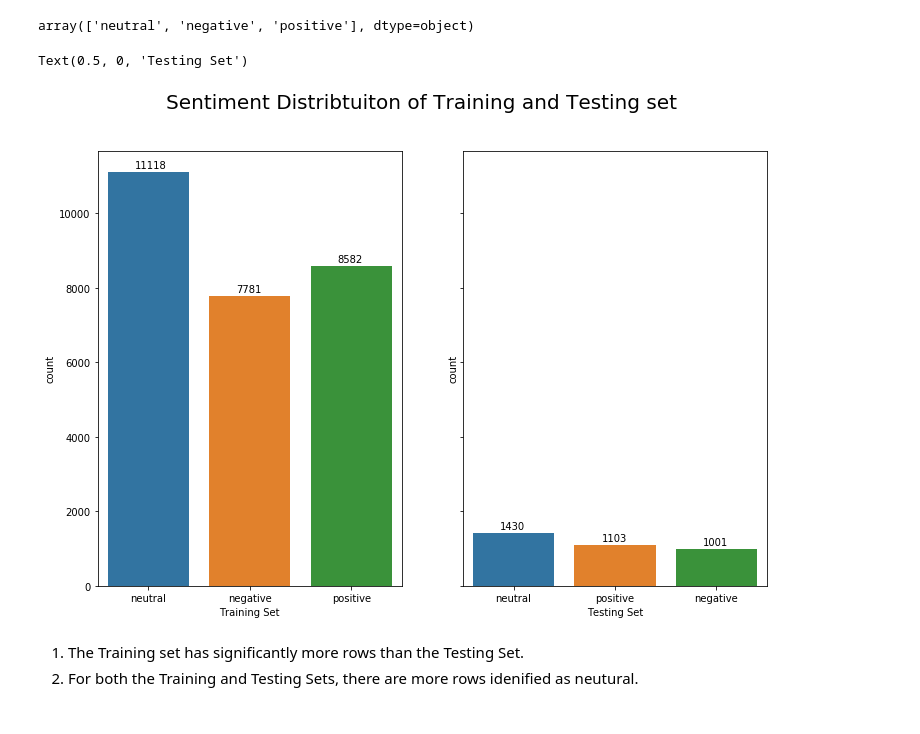
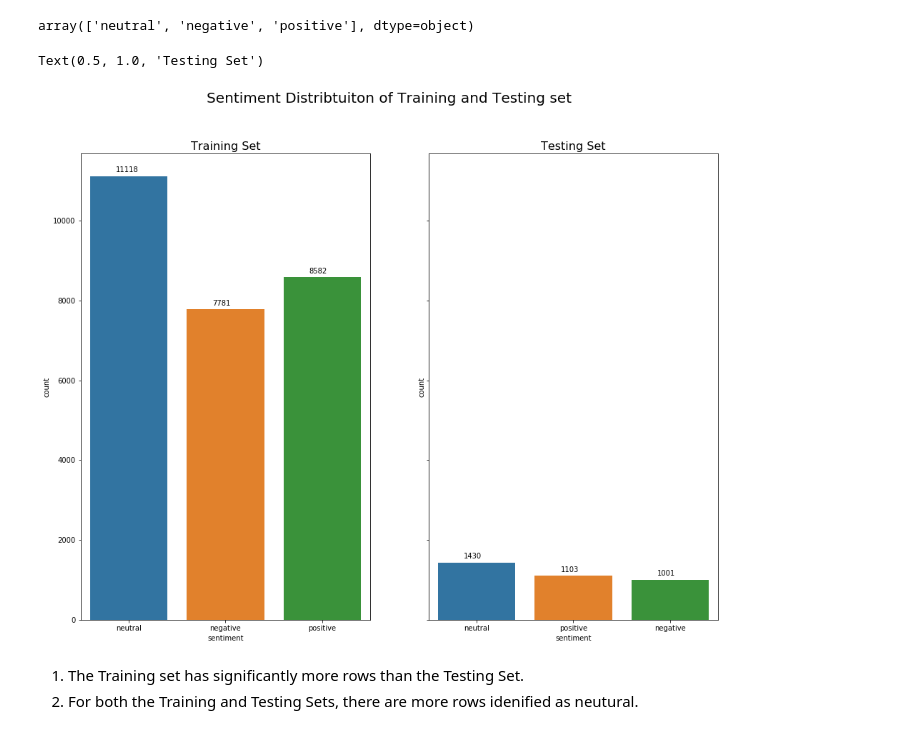
Before and after one commit to felixshadow220/Data_Science_Learning, a Jupyter notebook: Tweet_Sentiment_Extraction.ipynb, the cells around one changed output. Saved outputs shown, nothing was run; the diff lists cells and outputs as text; code cells hidden in the pictures.

```diff
--- a/Tweet_Sentiment_Extraction.ipynb
+++ b/Tweet_Sentiment_Extraction.ipynb
@@ -44,26 +44,26 @@ train_df["sentiment"].unique()
 array(['neutral', 'negative', 'positive'], dtype=object)
 # %%
 # plot the sentiment distribution for the training and testing sets
-fig, axs = plt.subplots(1, 2, sharey=True, figsize=(12,8)) # create a subplot and set the figure size
+fig, axs = plt.subplots(1, 2, sharey=True, figsize=(16,12)) # create a subplot and set the figure size
 fig.suptitle("Sentiment Distribtuiton of Training and Testing set", fontsize=20) # set a bigger font size
 
 # plot the distribution for the Training Set and Testing set
 sns.countplot(x="sentiment", data =train_df, ax=axs[0])
 sns.countplot(x="sentiment", data =test_df, ax=axs[1])
 
 # annotate the percentage on top of each bar for both Training and Testing Set
 for j in range(2):
     for i in axs[j].patches:
         axs[j].text(i.get_x() + i.get_width()/3,           # set the text placement for x-axis
                 i.get_height()+100,                        # set the text placement for y-axis
                 i.get_height(),                            # set the value to show on top of each par
                 color="black")                             # set the color to black
 
-axs[0].set_xlabel("Training Set") # rename the x-axis for the subplot on the left to Training Set
-axs[1].set_xlabel("Testing Set") # rename the x-axis for the subplot on the right to Testing Set
+axs[0].set_title("Training Set", fontsize=16) # create the subtitle for the Training Set
+axs[1].set_title("Testing Set", fontsize=16)  # create the subtitle for the Testing Set
 # %% [output]
-Text(0.5, 0, 'Testing Set')
+Text(0.5, 1.0, 'Testing Set')
-[figure, old version]
+[figure, new version]
 # %% [markdown]
 1. The Training set has significantly more rows than the Testing Set. <br>
 2. For both the Training and Testing Sets, there are more rows idenified as neutural. <br>
```
Also changed, not shown: parts of 12 cells of this notebook.
